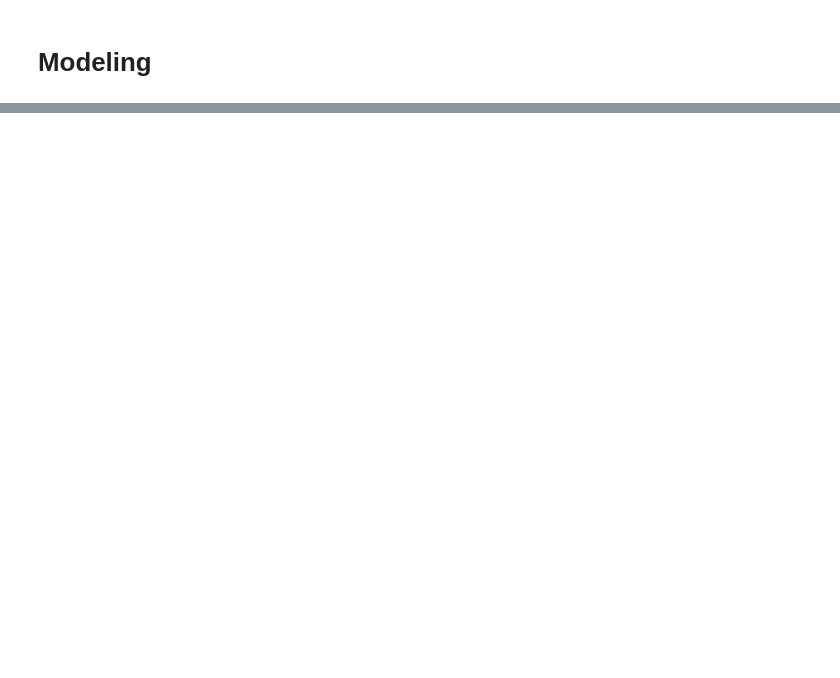
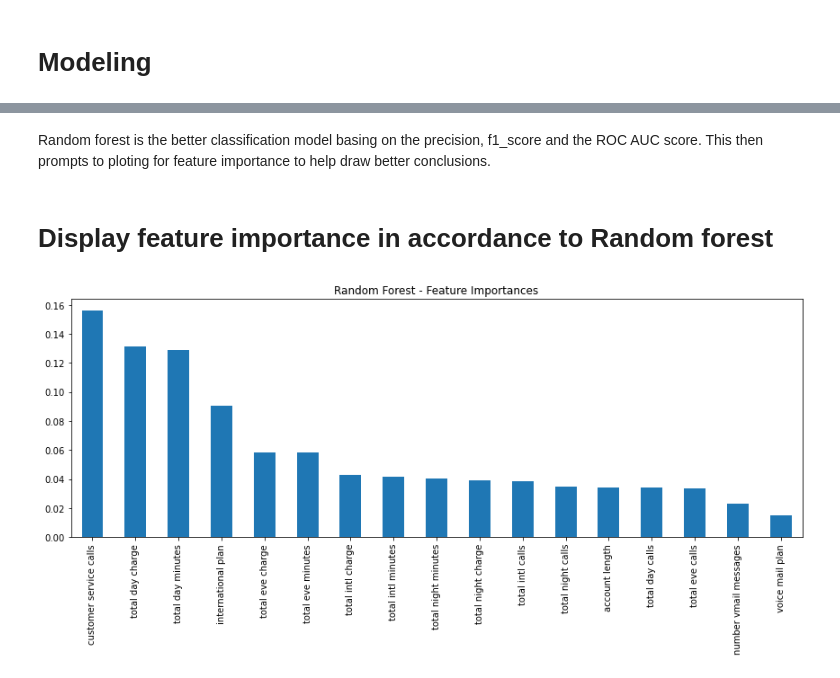
Before and after one commit to Sydney-Were/phase3_classification_project, a Jupyter notebook: Phase3_project.ipynb, the cells around one changed output, grey strips where cells are left out. Cells and saved outputs as stored; diff of their text form; code cells hidden in the pictures; blank space fills up the shorter version.

```diff
--- a/Phase3_project.ipynb
+++ b/Phase3_project.ipynb
@@ -268,0 +353,15 @@ Due to low predictive value or redundancy: account length (low MI), total night
+# %%
+# Initialize the Decision Tree model with class_weight for imbalance handling
+dt_model = DecisionTreeClassifier(random_state=42, class_weight='balanced')
+
+# Train the model
+dt_model.fit(X_train_scaled, y_train)
+
+# Make predictions
+y_pred_dt = dt_model.predict(X_test_scaled)
+y_proba_dt = dt_model.predict_proba(X_test_scaled)[:, 1]
+
+# Evaluate performance
+print("Classification Report (Decision Tree):\n", classification_report(y_test, y_pred_dt))
+print("Accuracy (Decision Tree):", accuracy_score(y_test, y_pred_dt))
+print("ROC AUC Score (Decision Tree):", roc_auc_score(y_test, y_proba_dt))
@@ -268,0 +383,14 @@ Due to low predictive value or redundancy: account length (low MI), total night
+# %%
+rf_model = RandomForestClassifier(random_state=42, class_weight='balanced')
+
+# train the model
+rf_model.fit(X_train_scaled, y_train)
+
+#make predictions
+y_pred_rf = rf_model.predict(X_test_scaled)
+y_proba_rf = rf_model.predict_proba(X_test_scaled)[:, 1]
+
+# Performance evaluation
+print("Classification Report (Random Forest):\n", classification_report(y_test, y_pred_rf))
+print("Accuracy (Random Forest):", accuracy_score(y_test, y_pred_rf))
+print("ROC AUC Score (Random Forest):", roc_auc_score(y_test, y_proba_rf))
@@ -268,0 +416,12 @@ Due to low predictive value or redundancy: account length (low MI), total night
+# %% [markdown]
+Random forest is the better classification model basing on the precision, f1_score and the ROC AUC score. This then prompts to ploting for feature importance to help draw better conclusions.
+# %% [markdown]
+# Display feature importance in accordance to Random forest
+# %%
+feature_importance = pd.Series(rf_model.feature_importances_, index=X_train.columns)
+feature_importance.sort_values(ascending=False).plot(kind='bar', figsize=(12,6))
+plt.title('Random Forest - Feature Importances')
+plt.tight_layout()
+plt.show()
+# %% [output]
+[figure, added]
```
Also changed, not shown: parts of 24 cells of this notebook.
